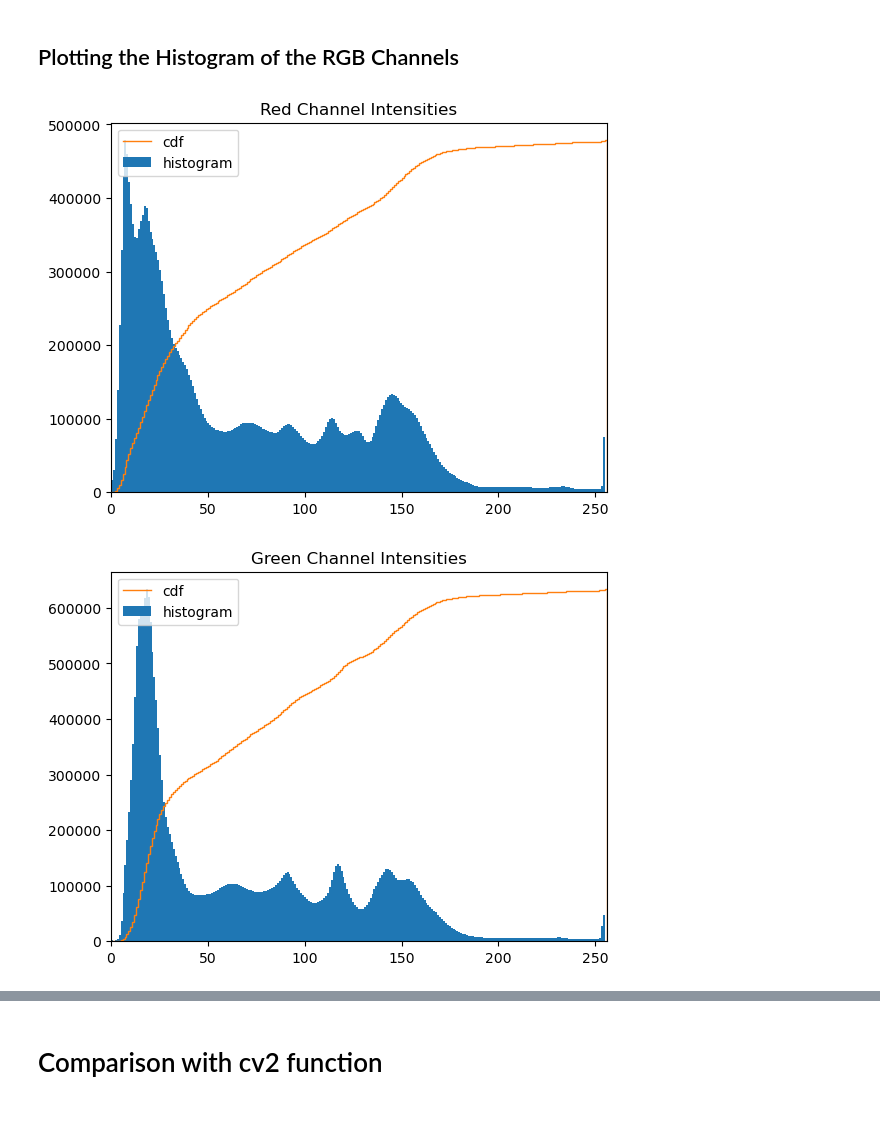
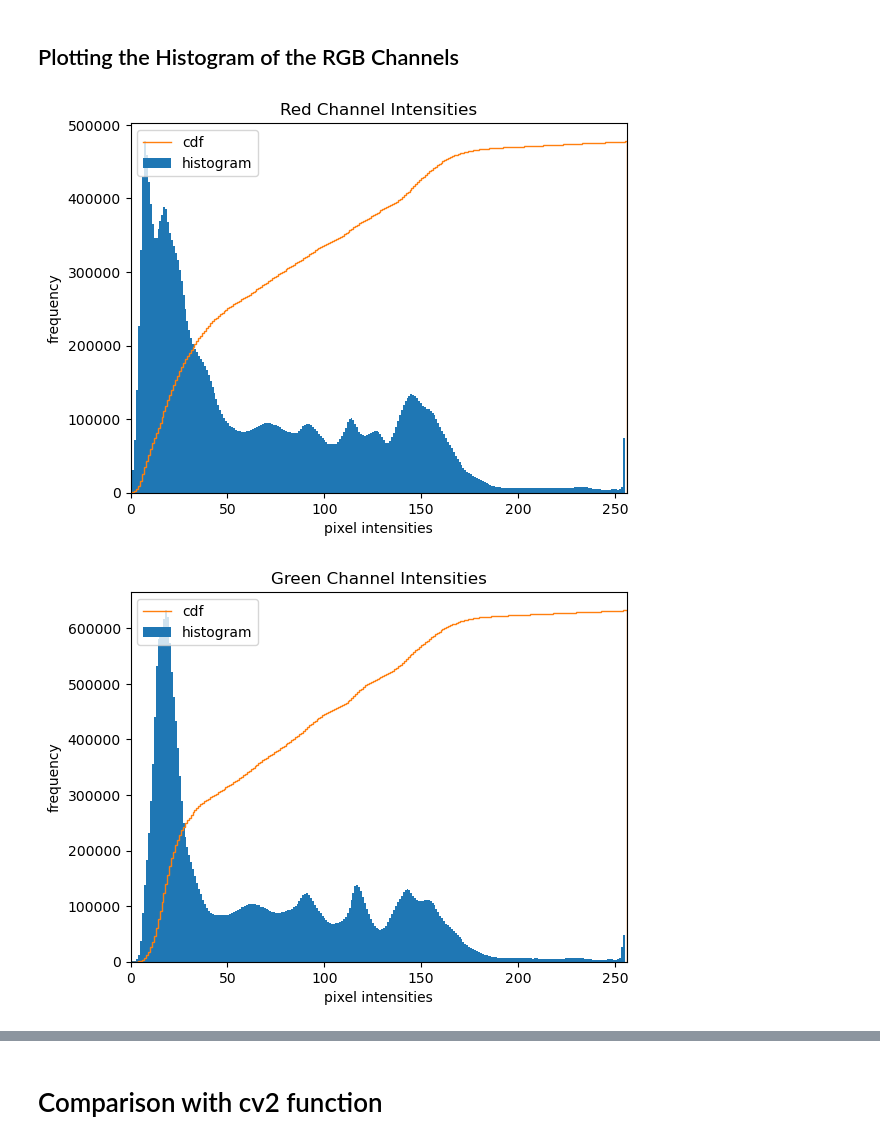
Before and after one commit to abdulahadbutt/CV701-Assignment1, a Jupyter notebook: hist_equalization.ipynb, the cells around one changed output, grey strips where cells are left out. Saved outputs shown, nothing was run; the diff lists cells and outputs as text; code cells hidden in the pictures; blank space fills up the shorter version.

```diff
--- a/hist_equalization.ipynb
+++ b/hist_equalization.ipynb
@@ -34,26 +35,31 @@ red_channel_img   = img[:, :, 0]
 green_channel_img = img[:, :, 1]
 blue_channel_img  = img[:, :, 2]
 # %%
-def plot_histogram(channel_intensities:np.ndarray, title:str):
+def plot_histogram(channel_intensities:np.ndarray, title:str, save=True):
     hist, bins = np.histogram(channel_intensities.ravel(), bins=256, range=(0,256))
     cdf = hist.cumsum()
     cdf_norm = cdf * float(hist.max()) / cdf.max()
 
 
     plt.hist(channel_intensities.ravel(), bins=256, range=(0,255))
     plt.stairs(cdf_norm)
     plt.title(title)
     plt.xlim([0, 256])
+    plt.xlabel('pixel intensities')
+    plt.ylabel('frequency')
     plt.legend(('cdf','histogram'), loc = 'upper left')
+    if save:
+        plt.savefig(f'data/{title}.png')
+
     plt.show()
 
 plot_histogram(red_channel_img, 'Red Channel Intensities')
 # %% [output]
-[figure, old version]
+[figure, new version]
 # %%
 plot_histogram(green_channel_img, 'Green Channel Intensities')
 # %% [output]
-[figure, old version]
+[figure, new version]
 # %%
 plot_histogram(blue_channel_img, 'Blue Channel Intensities')
 # %% [output]
```
Also changed, not shown: parts of 8 cells of this notebook, 11 other files.
